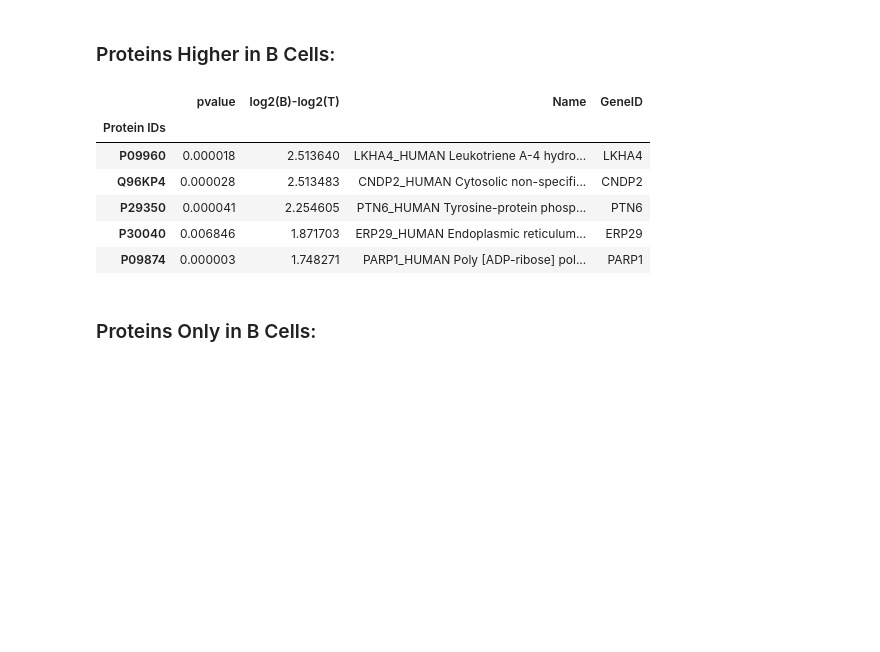
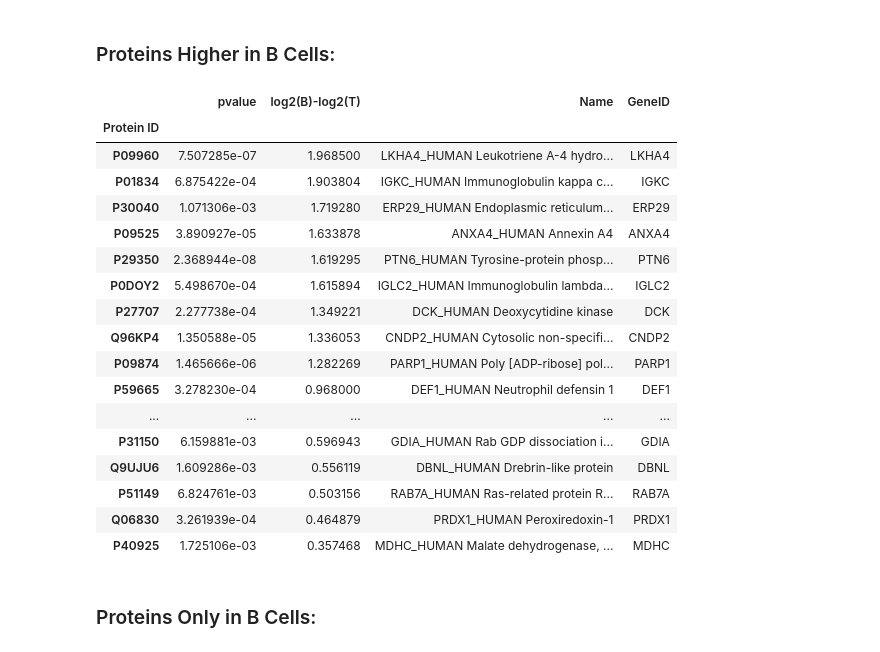
Before and after one commit to PayneLab/Lymphocytes1, a Jupyter notebook: B cells versus T cells.ipynb, the cells around one changed output. Cells and saved outputs as stored; diff of their text form; code cells hidden in the pictures; blank space fills up the shorter version.

```diff
--- a/B cells versus T cells.ipynb
+++ b/B cells versus T cells.ipynb
@@ -7,7 +7,7 @@ First, we import our loader module. This brings the functions defined there (in
 Calling <code>head</code> shows the first several lines of the dataframe, which provides an idea of the type of data present and the structure of the dataframe.
 # %%
 import load_data
-data_raw = load_data.load_max_quant()
+data_raw = load_data.load_FragPipe()
 
 data_raw
 # %% [output]
@@ -195,15 +177,26 @@ T_cell_only_geneset= data_in_one_type[(data_in_one_type.Type=='T_cell')]
 # %% [markdown]
 ### Proteins Higher in B Cells:
 # %%
-higher_in_B_cells.head()
+higher_in_B_cells
 # %% [output]
 |  | pvalue | log2(B)-log2(T) | Name | GeneID |
-| Protein IDs |  |  |  |  |
-| P09960 | 0.000018 | 2.513640 | LKHA4_HUMAN Leukotriene A-4 hydro... | LKHA4 |
-| Q96KP4 | 0.000028 | 2.513483 | CNDP2_HUMAN Cytosolic non-specifi... | CNDP2 |
-| P29350 | 0.000041 | 2.254605 | PTN6_HUMAN Tyrosine-protein phosp... | PTN6 |
-| P30040 | 0.006846 | 1.871703 | ERP29_HUMAN Endoplasmic reticulum... | ERP29 |
-| P09874 | 0.000003 | 1.748271 | PARP1_HUMAN Poly [ADP-ribose] pol... | PARP1 |
+| Protein ID |  |  |  |  |
+| P09960 | 7.507285e-07 | 1.968500 | LKHA4_HUMAN Leukotriene A-4 hydro... | LKHA4 |
+| P01834 | 6.875422e-04 | 1.903804 | IGKC_HUMAN Immunoglobulin kappa c... | IGKC |
+| P30040 | 1.071306e-03 | 1.719280 | ERP29_HUMAN Endoplasmic reticulum... | ERP29 |
+| P09525 | 3.890927e-05 | 1.633878 | ANXA4_HUMAN Annexin A4 | ANXA4 |
+| P29350 | 2.368944e-08 | 1.619295 | PTN6_HUMAN Tyrosine-protein phosp... | PTN6 |
+| P0DOY2 | 5.498670e-04 | 1.615894 | IGLC2_HUMAN Immunoglobulin lambda... | IGLC2 |
+| P27707 | 2.277738e-04 | 1.349221 | DCK_HUMAN Deoxycytidine kinase | DCK |
+| Q96KP4 | 1.350588e-05 | 1.336053 | CNDP2_HUMAN Cytosolic non-specifi... | CNDP2 |
+| P09874 | 1.465666e-06 | 1.282269 | PARP1_HUMAN Poly [ADP-ribose] pol... | PARP1 |
+| P59665 | 3.278230e-04 | 0.968000 | DEF1_HUMAN Neutrophil defensin 1 | DEF1 |
+| ... | ... | ... | ... | ... |
+| P31150 | 6.159881e-03 | 0.596943 | GDIA_HUMAN Rab GDP dissociation i... | GDIA |
+| Q9UJU6 | 1.609286e-03 | 0.556119 | DBNL_HUMAN Drebrin-like protein | DBNL |
+| P51149 | 6.824761e-03 | 0.503156 | RAB7A_HUMAN Ras-related protein R... | RAB7A |
+| Q06830 | 3.261939e-04 | 0.464879 | PRDX1_HUMAN Peroxiredoxin-1 | PRDX1 |
+| P40925 | 1.725106e-03 | 0.357468 | MDHC_HUMAN Malate dehydrogenase, ... | MDHC |
 # %% [markdown]
 ### Proteins Only in B Cells:
 # %%
```
Also changed, not shown: parts of 12 cells of this notebook, 4 other files.
